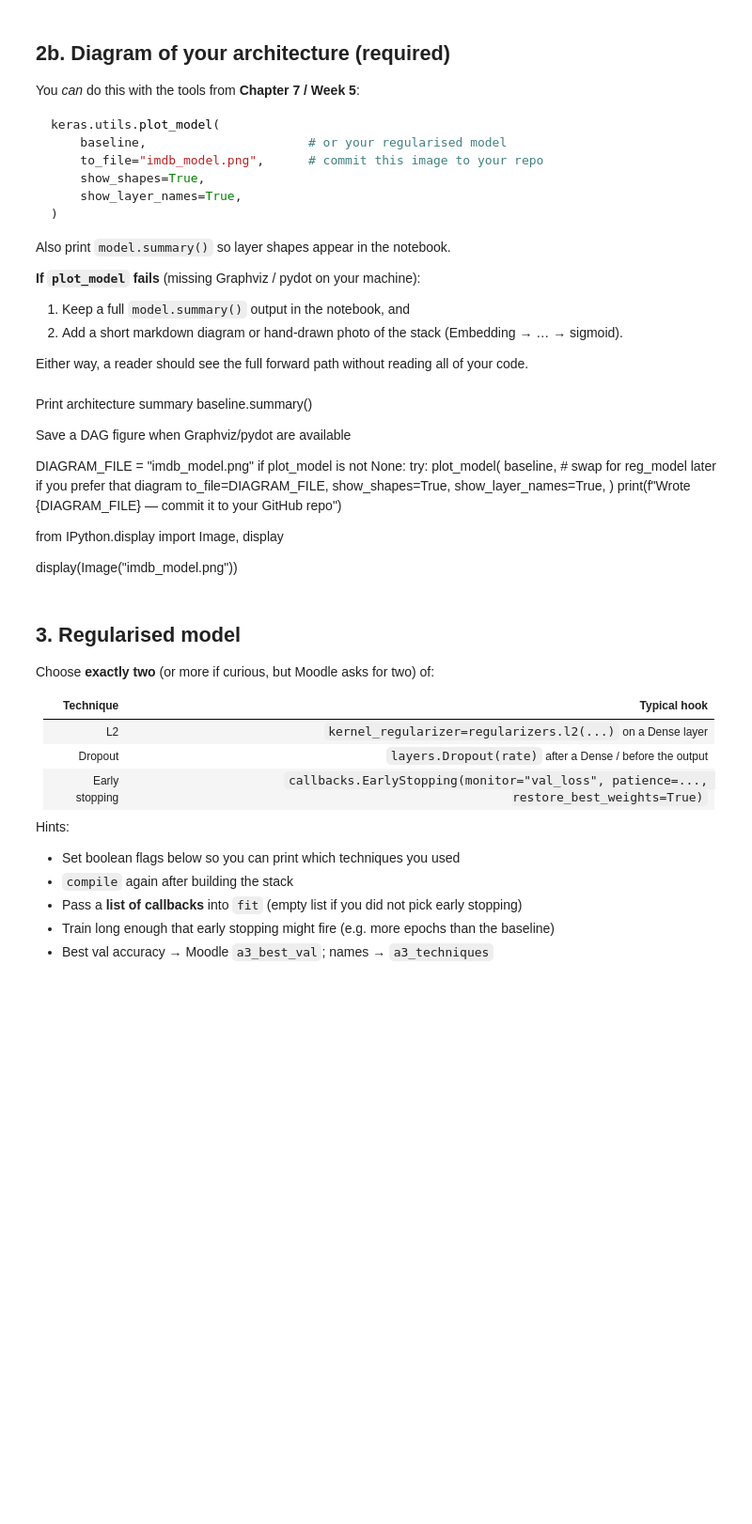
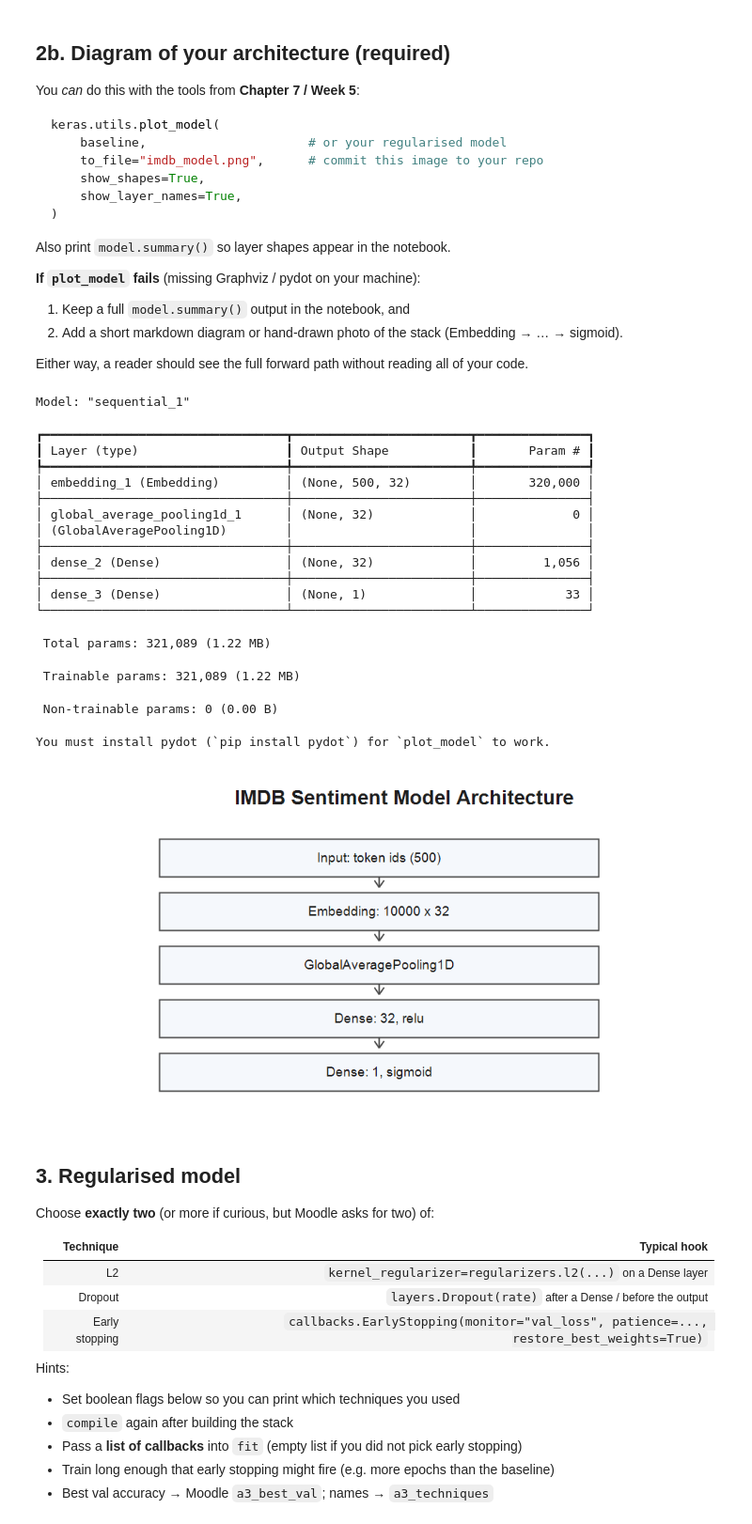
Before and after one commit to RishavvP/DATAX504-Rishav, a Jupyter notebook: a3_regularisation.ipynb, the cells around one changed output. Shown at 94% size. Cells and saved outputs as stored; diff of their text form; code cells hidden in the pictures; blank space fills up the shorter version.

```diff
--- a/a3_regularisation.ipynb
+++ b/a3_regularisation.ipynb
@@ -152,27 +152,42 @@ Also print `model.summary()` so layer shapes appear in the notebook.
 2. Add a short markdown diagram or hand-drawn photo of the stack (Embedding → … → sigmoid).
 
 Either way, a reader should see the full forward path without reading all of your code.
-# %% [markdown]
-Print architecture summary
-baseline.summary()
-
-Save a DAG figure when Graphviz/pydot are available
-
-DIAGRAM_FILE = "imdb_model.png"
-if plot_model is not None:
-    try:
-        plot_model(
-            baseline,  # swap for reg_model later if you prefer that diagram
-            to_file=DIAGRAM_FILE,
-            show_shapes=True,
-            show_layer_names=True,
-        )
-        print(f"Wrote {DIAGRAM_FILE} — commit it to your GitHub repo")
-
-
-from IPython.display import Image, display
-
-display(Image("imdb_model.png"))
+# %%
+from keras.utils import plot_model
+from IPython.display import Image, display
+
+# 1. Print textual summary
+baseline.summary()
+
+# 2. Generate and display the PNG diagram
+plot_model(
+    baseline,
+    to_file="imdb_model.png",
+    show_shapes=True,
+    show_layer_names=True
+)
+
+# 3. Explicitly render the image in the notebook cell output
+display(Image("imdb_model.png"))
+# %% [output]
+Model: "sequential_1"
+┏━━━━━━━━━━━━━━━━━━━━━━━━━━━━━━━━━┳━━━━━━━━━━━━━━━━━━━━━━━━┳━━━━━━━━━━━━━━━┓
+┃ Layer (type)                    ┃ Output Shape           ┃       Param # ┃
+┡━━━━━━━━━━━━━━━━━━━━━━━━━━━━━━━━━╇━━━━━━━━━━━━━━━━━━━━━━━━╇━━━━━━━━━━━━━━━┩
+│ embedding_1 (Embedding)         │ (None, 500, 32)        │       320,000 │
+├─────────────────────────────────┼────────────────────────┼───────────────┤
+│ global_average_pooling1d_1      │ (None, 32)             │             0 │
+│ (GlobalAveragePooling1D)        │                        │               │
+├─────────────────────────────────┼────────────────────────┼───────────────┤
+│ dense_2 (Dense)                 │ (None, 32)             │         1,056 │
+├─────────────────────────────────┼────────────────────────┼───────────────┤
+│ dense_3 (Dense)                 │ (None, 1)              │            33 │
+└─────────────────────────────────┴────────────────────────┴───────────────┘
+ Total params: 321,089 (1.22 MB)
+ Trainable params: 321,089 (1.22 MB)
+ Non-trainable params: 0 (0.00 B)
+You must install pydot (`pip install pydot`) for `plot_model` to work.
+[figure, added]
 # %% [markdown]
 ## 3. Regularised model
 
```
